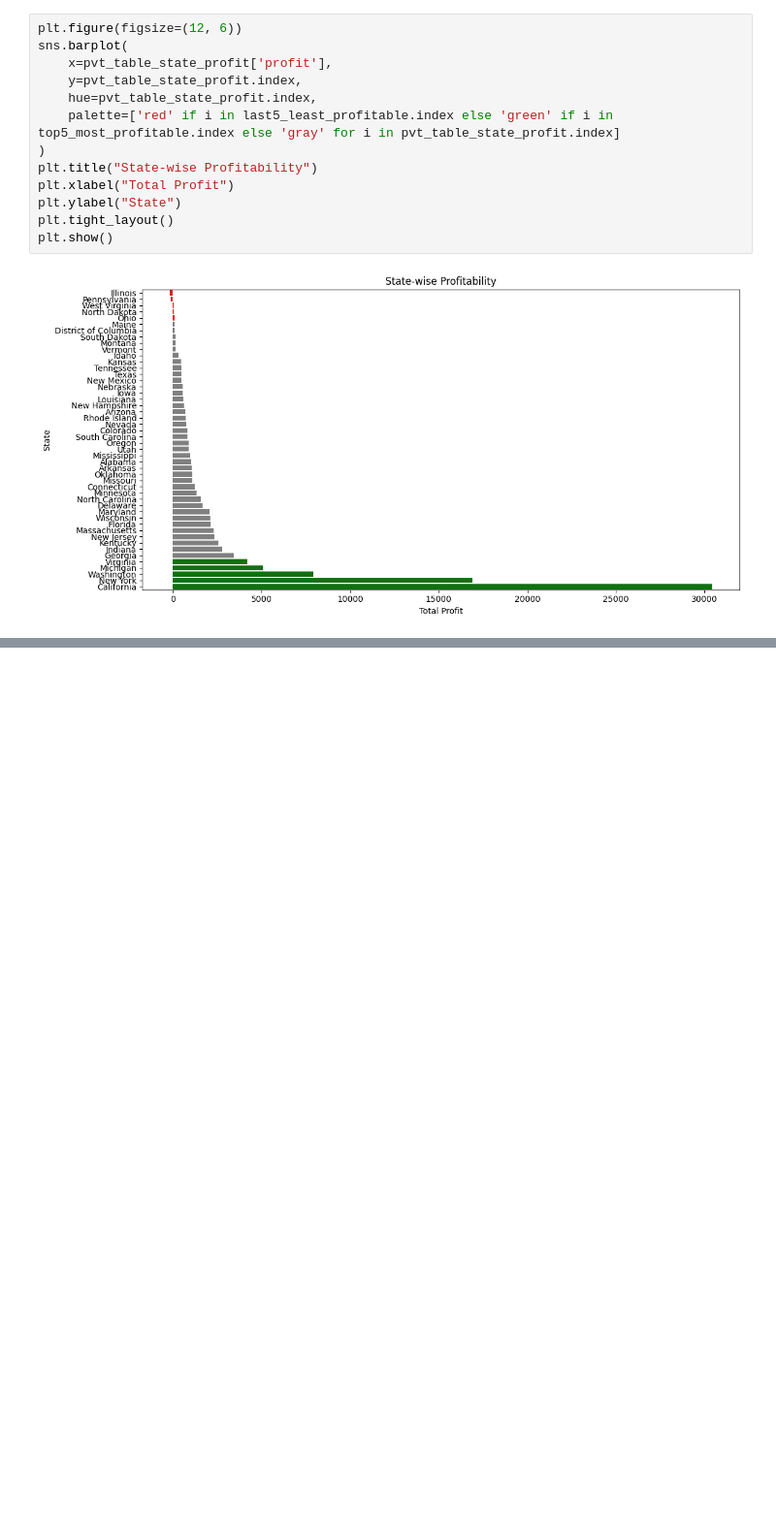
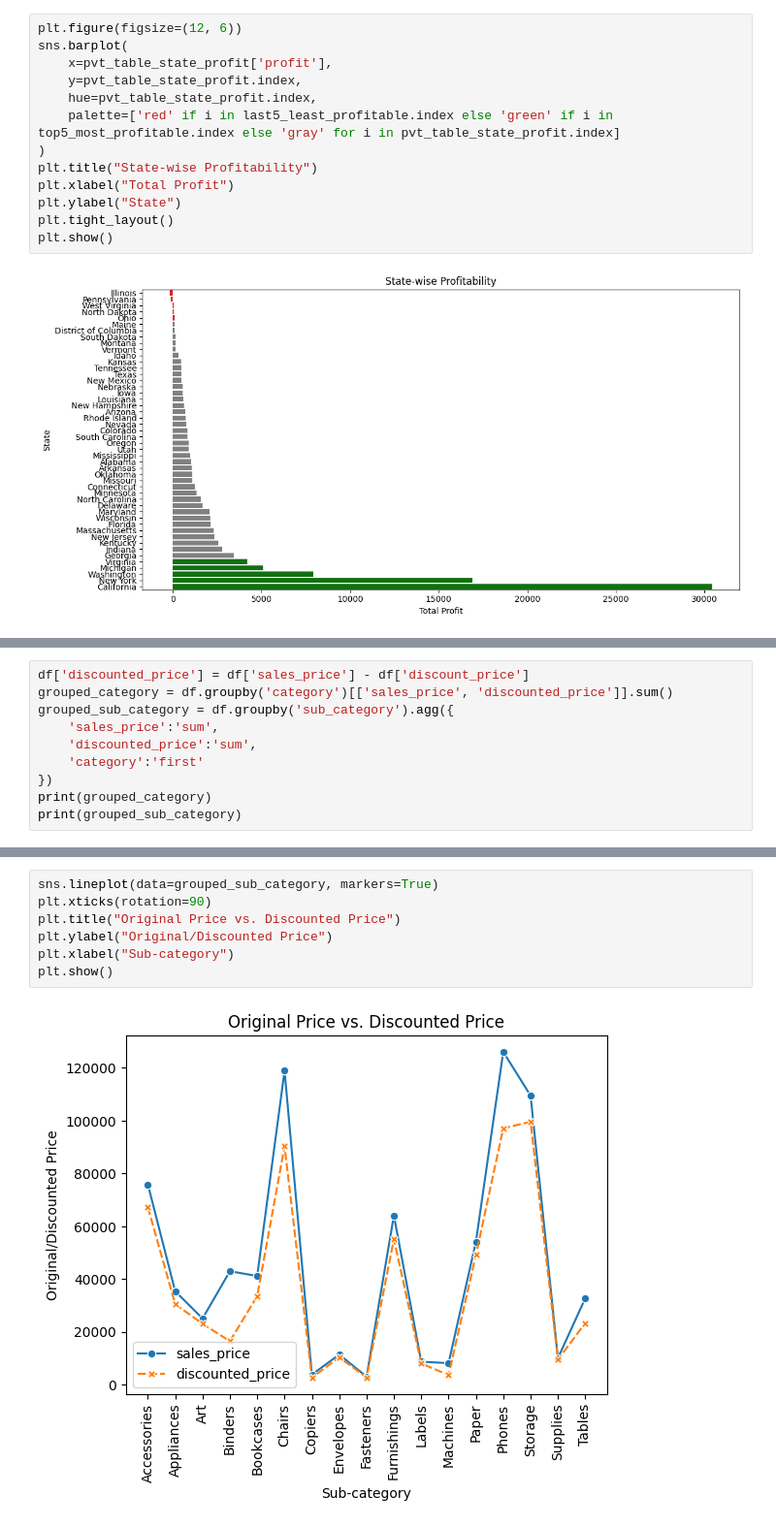
Before and after one commit to bankarsudarshan/super-store-eda, a Jupyter notebook: SuperStoreEDA.ipynb, the cells around one changed output, grey strips where cells are left out. Shown at 97% size. Cells and saved outputs as stored; diff of their text form; blank space fills up the shorter version.

```diff
--- a/SuperStoreEDA.ipynb
+++ b/SuperStoreEDA.ipynb
@@ -1432,0 +1486,10 @@ plt.show()
+# %%
+df['discounted_price'] = df['sales_price'] - df['discount_price']
+grouped_category = df.groupby('category')[['sales_price', 'discounted_price']].sum()
+grouped_sub_category = df.groupby('sub_category').agg({
+    'sales_price':'sum',
+    'discounted_price':'sum',
+    'category':'first'
+})
+print(grouped_category)
+print(grouped_sub_category)
@@ -1432,0 +1514,9 @@ plt.show()
+# %%
+sns.lineplot(data=grouped_sub_category, markers=True)
+plt.xticks(rotation=90)
+plt.title("Original Price vs. Discounted Price")
+plt.ylabel("Original/Discounted Price")
+plt.xlabel("Sub-category")
+plt.show()
+# %% [output]
+[figure, added]
```
Also changed, not shown: parts of 16 cells of this notebook.
